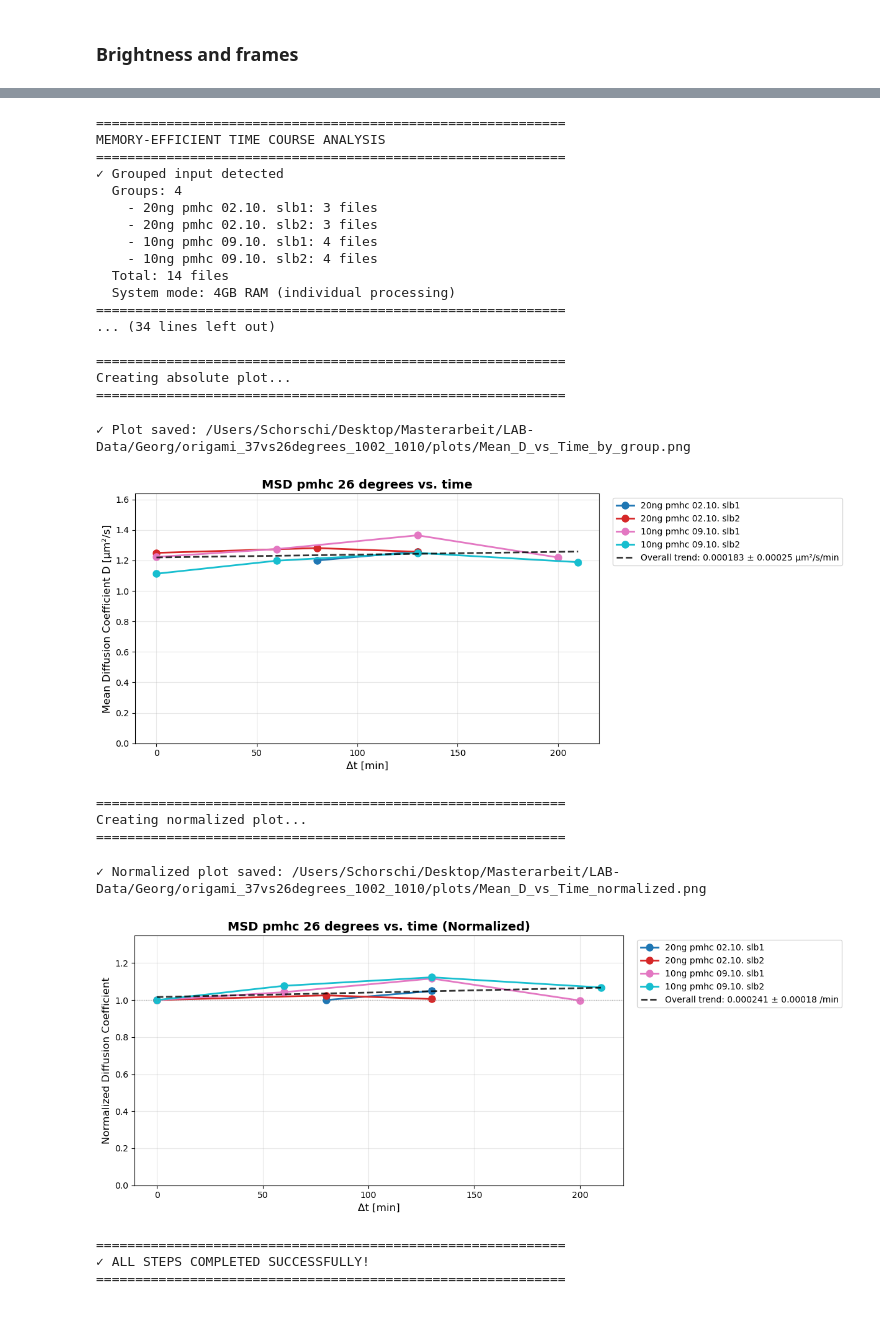
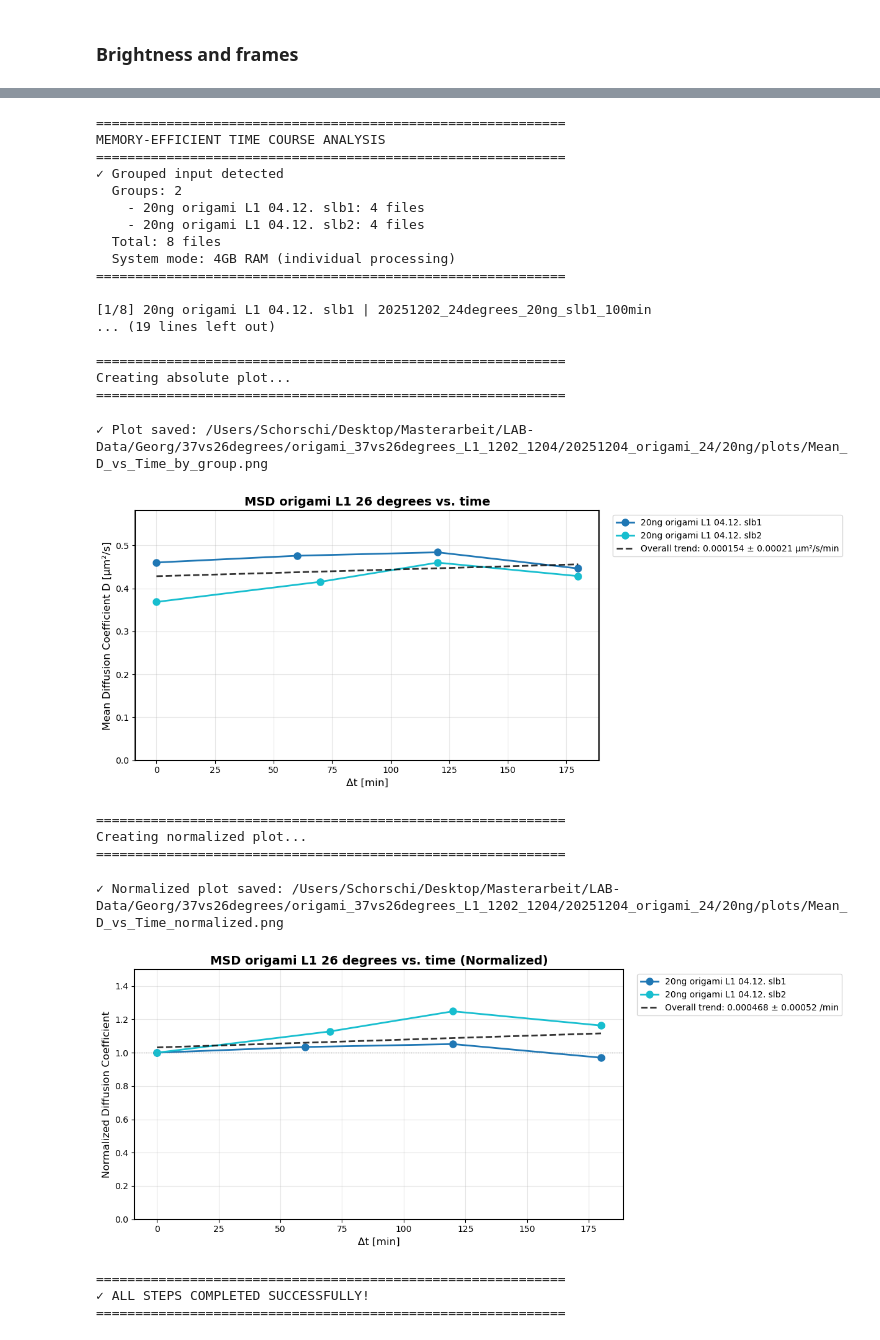
Before and after one commit to bigschorsch/TIRF-microscopy-data, a Jupyter notebook: diffusion_AM_FORcycle_NEW.ipynb, the cells around one changed output, grey strips where cells are left out. Cells and saved outputs as stored; diff of their text form; code cells hidden in the pictures.

```diff
--- a/diffusion_AM_FORcycle_NEW.ipynb
+++ b/diffusion_AM_FORcycle_NEW.ipynb
@@ -78,7 +78,7 @@ fps = 1/(t_del+exp_time) #frames per second
 search_range=2.5
 memory=2
 min_track_length=1
-first_frame=90
+first_frame=10
 # %%
 #if origami sample, origami=True, if proteins, origami=False
 origami=True
@@ -129,10 +130,10 @@ AttributeError: 'NoneType' object has no attribute 'dumps'
 CompletedProcess(args=['/opt/anaconda3/envs/sdt-env/bin/python', '-m', 'sdt.gui.locator'], returncode=0)
 # %%
 #filenames of samples to be analyzed, each filename corresponds to one measured well
-filenames=['20251002_26degrees_origami_20ng_slb1_120min', '20251002_26degrees_origami_20ng_slb1_190min', '20251002_26degrees_origami_20ng_slb1_250min', '20251002_26degrees_origami_20ng_slb2_120min', '20251002_26degrees_origami_20ng_slb2_190min', '20251002_26degrees_origami_20ng_slb2_250min', '20251009_26degrees_origami_20ng_slb1_40min', '20251009_26degrees_origami_20ng_slb1_110min', '20251009_26degrees_origami_20ng_slb1_180min', '20251009_26degrees_origami_20ng_slb1_250min', '20251009_26degrees_origami_20ng_slb2_50min', '20251009_26degrees_origami_20ng_slb2_110min', '20251009_26degrees_origami_20ng_slb2_180min', '20251009_26degrees_origami_20ng_slb2_250min']
+filenames=['20251202_24degrees_20ng_slb1_100min', '20251202_24degrees_20ng_slb1_160min', '20251202_24degrees_20ng_slb1_220min', '20251202_24degrees_20ng_slb1_280min', '20251202_24degrees_20ng_slb2_100min', '20251202_24degrees_20ng_slb2_170min', '20251202_24degrees_20ng_slb2_220min', '20251202_24degrees_20ng_slb2_280min']
 # %%
 #data path
-data_dir= r'/Users/Schorschi/Desktop/Masterarbeit/LAB-Data/Georg/origami_37vs26degrees_1002_1010'
+data_dir= r'/Users/Schorschi/Desktop/Masterarbeit/LAB-Data/Georg/37vs26degrees/origami_37vs26degrees_L1_1202_1204/20251204_origami_24/20ng'
 data_loc, data_img= [],[]
 
 #upload the .h5 file data, as a list
@@ -529,7 +558,7 @@ trackpy.quiet()
 
 # ==================== CONFIGURATION ====================
 # Enter your parameters here:
-data_dir = r'/Users/Schorschi/Desktop/Masterarbeit/LAB-Data/Georg/origami_37vs26degrees_1002_1010'
+data_dir = r'/Users/Schorschi/Desktop/Masterarbeit/LAB-Data/Georg/37vs26degrees/origami_37vs26degrees_L1_1202_1204/20251204_origami_24/20ng'
 
 # OPTION 1: Gruppierte Angabe (empfohlen!)
 
@@ -539,15 +568,13 @@ filenames = [
 
 # Gruppe 1: slb1
 
-    ['20251002_26degrees_pmhc_20ng_slb1_130min', '20251002_26degrees_pmhc_20ng_slb1_210min', '20251002_26degrees_pmhc_20ng_slb1_260min'],
-    ['20251002_26degrees_pmhc_20ng_slb2_130min', '20251002_26degrees_pmhc_20ng_slb2_210min', '20251002_26degrees_pmhc_20ng_slb2_260min'],
-    ['20251009_26degrees_pmhc_10ng_slb1_60min', '20251009_26degrees_pmhc_10ng_slb1_120min', '20251009_26degrees_pmhc_10ng_slb1_190min', '20251009_26degrees_pmhc_10ng_slb1_260min'],
-    ['20251009_26degrees_pmhc_10ng_slb2_60min', '20251009_26degrees_pmhc_10ng_slb2_120min', '20251009_26degrees_pmhc_10ng_slb2_190min', '20251009_26degrees_pmhc_10ng_slb2_270min']
+    ['20251202_24degrees_20ng_slb1_100min', '20251202_24degrees_20ng_slb1_160min', '20251202_24degrees_20ng_slb1_220min', '20251202_24degrees_20ng_slb1_280min'],
+    ['20251202_24degrees_20ng_slb2_100min', '20251202_24degrees_20ng_slb2_170min', '20251202_24degrees_20ng_slb2_220min', '20251202_24degrees_20ng_slb2_280min']
 ]
 
 # Gruppennamen in gleicher Reihenfolge
 
-group_names = ['20ng pmhc 02.10. slb1', '20ng pmhc 02.10. slb2', '10ng pmhc 09.10. slb1', '10ng pmhc 09.10. slb2']
+group_names = ['20ng origami L1 04.12. slb1', '20ng origami L1 04.12. slb2']
 
 # OPTION 2: Flat list (old method)
 
@@ -557,7 +584,7 @@ group_names = ['20ng pmhc 02.10. slb1', '20ng pmhc 02.10. slb2', '10ng pmhc 09.1
 
 # group_names = ['slb1', 'slb2']  # Strings to search for in filename
 
-custom_title = "MSD pmhc 26 degrees vs. time"
+custom_title = "MSD origami L1 26 degrees vs. time"
 
 # Imaging parameters
 pixel_size = 0.16  # µm
@@ -985,44 +1012,44 @@ if __name__ == "__main__":
         times, mean_D, sem_D, groupnames,
         actual_group_names, custom_title, data_dir
     )
 
     # Create normalized plot
     print("\n" + "="*60)
     print("Creating normalized plot...")
     print("="*60)
     fig2 = plot_normalized_timecourse(
         times, mean_D, sem_D, groupnames,
         actual_group_names, custom_title, data_dir
     )
 
     print("\n" + "="*60)
     print("✓ ALL STEPS COMPLETED SUCCESSFULLY!")
     print("="*60)
 # %% [output]
 ============================================================
 MEMORY-EFFICIENT TIME COURSE ANALYSIS
 ============================================================
 ✓ Grouped input detected
-  Groups: 4
-    - 20ng pmhc 02.10. slb1: 3 files
-    - 20ng pmhc 02.10. slb2: 3 files
-    - 10ng pmhc 09.10. slb1: 4 files
-    - 10ng pmhc 09.10. slb2: 4 files
-  Total: 14 files
+  Groups: 2
+    - 20ng origami L1 04.12. slb1: 4 files
+    - 20ng origami L1 04.12. slb2: 4 files
+  Total: 8 files
   System mode: 4GB RAM (individual processing)
 ============================================================
-... (34 lines left out)
+
+[1/8] 20ng origami L1 04.12. slb1 | 20251202_24degrees_20ng_slb1_100min
+... (19 lines left out)
 
 ============================================================
 Creating absolute plot...
 ============================================================
-✓ Plot saved: /Users/Schorschi/Desktop/Masterarbeit/LAB-Data/Georg/origami_37vs26degrees_1002_1010/plots/Mean_D_vs_Time_by_group.png
+✓ Plot saved: /Users/Schorschi/Desktop/Masterarbeit/LAB-Data/Georg/37vs26degrees/origami_37vs26degrees_L1_1202_1204/20251204_origami_24/20ng/plots/Mean_D_vs_Time_by_group.png
-[figure, old version]
+[figure, new version]
 ============================================================
 Creating normalized plot...
 ============================================================
-✓ Normalized plot saved: /Users/Schorschi/Desktop/Masterarbeit/LAB-Data/Georg/origami_37vs26degrees_1002_1010/plots/Mean_D_vs_Time_normalized.png
+✓ Normalized plot saved: /Users/Schorschi/Desktop/Masterarbeit/LAB-Data/Georg/37vs26degrees/origami_37vs26degrees_L1_1202_1204/20251204_origami_24/20ng/plots/Mean_D_vs_Time_normalized.png
-[figure, old version]
+[figure, new version]
 ============================================================
 ✓ ALL STEPS COMPLETED SUCCESSFULLY!
 ============================================================
```
Also changed, not shown: parts of 16 cells of this notebook, 1 other file.
